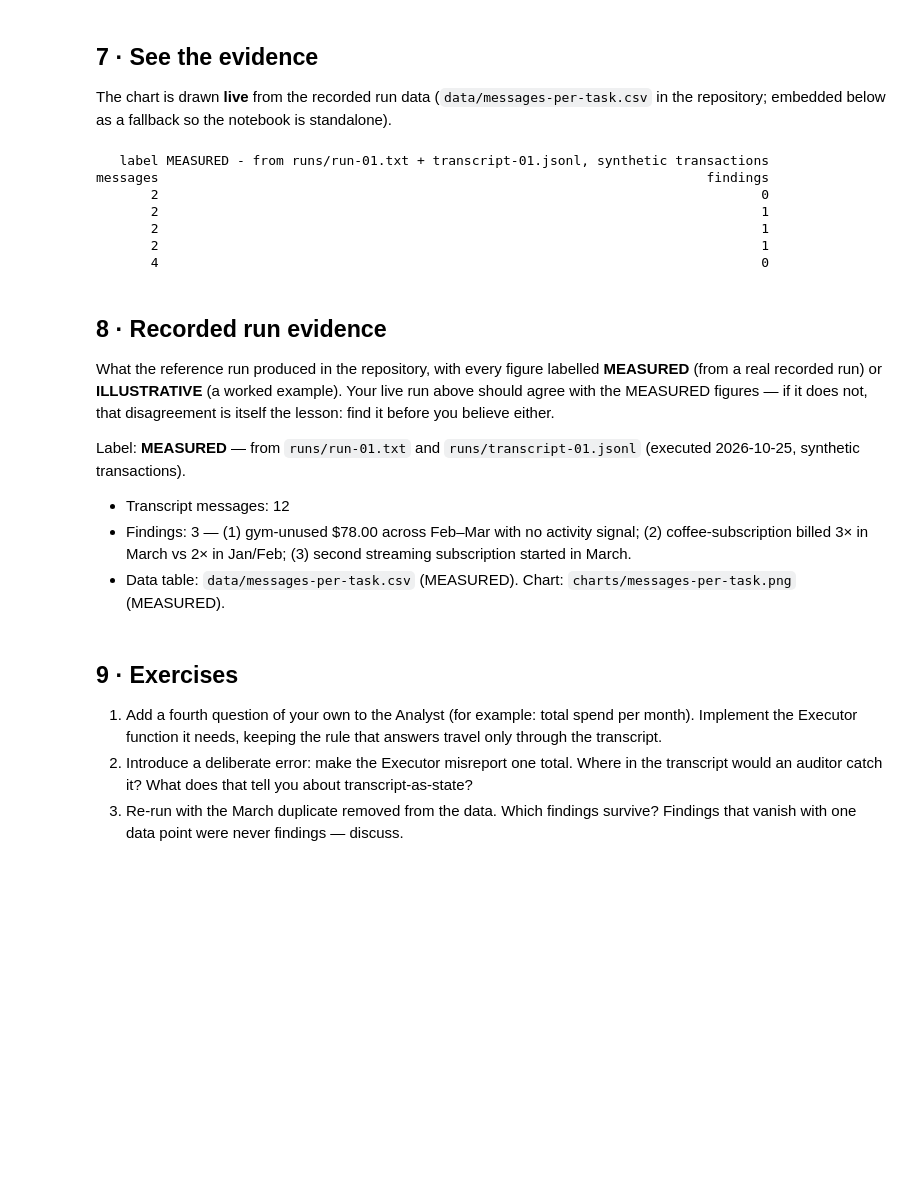
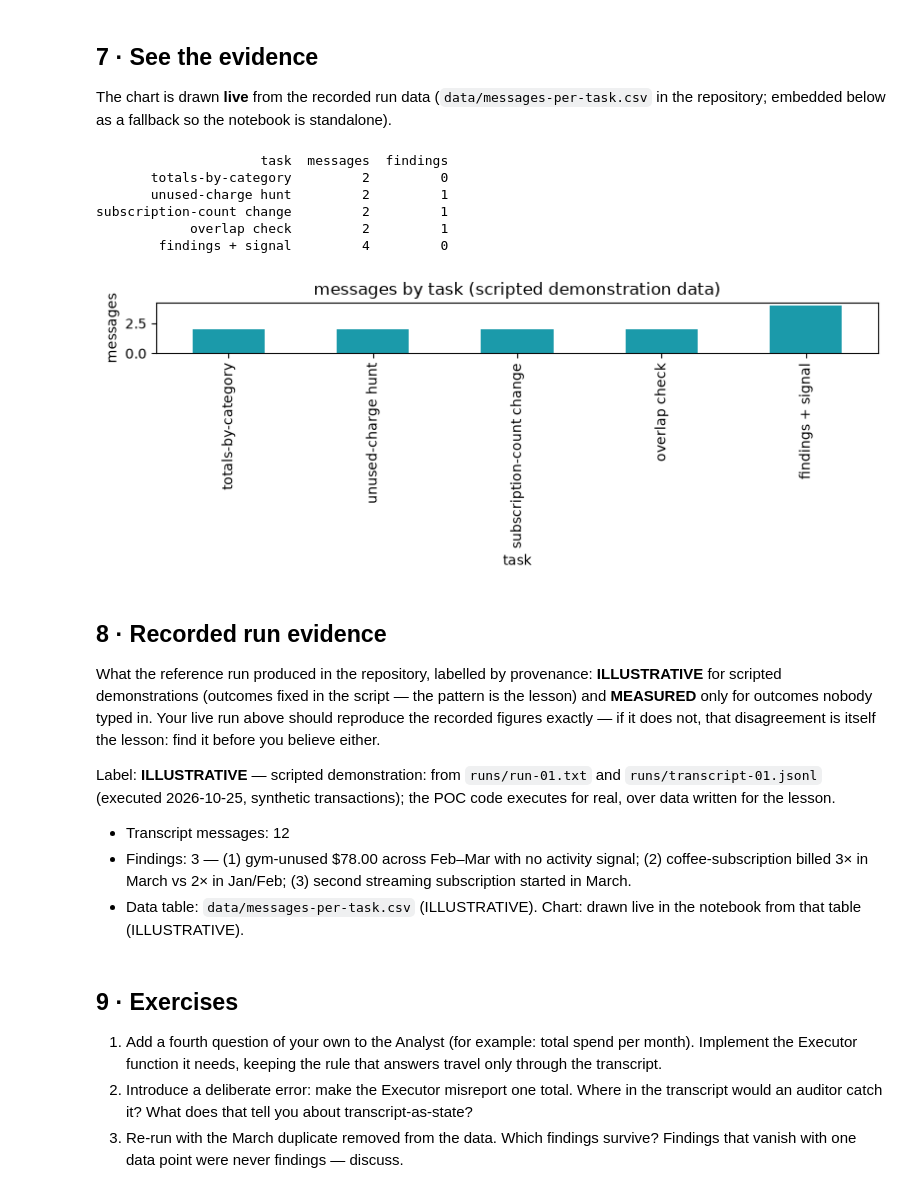
Before and after one commit to GAI-Engineering/poc-learning-lab, a Jupyter notebook: notebooks/02-conversation-is-coordination/02-conversation-is-coordination.ipynb, the cells around one changed output. Saved outputs shown, nothing was run; the diff lists cells and outputs as text; code cells hidden in the pictures; blank space fills up the shorter version.

```diff
--- a/notebooks/02-conversation-is-coordination/02-conversation-is-coordination.ipynb
+++ b/notebooks/02-conversation-is-coordination/02-conversation-is-coordination.ipynb
@@ -141,48 +141,62 @@ The chart is drawn **live** from the recorded run data (`data/messages-per-task.
 # %%
 import io
 import pandas as pd
 import matplotlib.pyplot as plt
 
-RECORDED_CSV = """label,"MEASURED - from runs/run-01.txt + transcript-01.jsonl, synthetic transactions"
-task,messages,findings
+RECORDED_CSV = """task,messages,findings
 totals-by-category,2,0
 unused-charge hunt,2,1
 subscription-count change,2,1
 overlap check,2,1
 findings + signal,4,0"""
 
 csv_file = Path("data/messages-per-task.csv")
 text = csv_file.read_text() if csv_file.exists() else RECORDED_CSV
 df = pd.read_csv(io.StringIO(text))
 print(df.to_string(index=False))
 
-numeric = df.select_dtypes("number").columns.tolist()
-if numeric:
-    col = numeric[0]
-    labels = df.columns[0]
-    ax = df.plot.bar(x=labels, y=col, legend=False, color="#1B9AAA",
-                     figsize=(8, 3.2), title=f"{col} by {labels} (recorded run data)")
-    ax.set_ylabel(col)
-    plt.tight_layout()
-    plt.show()
+CHART_MODE = "bars"
+if CHART_MODE == "claims":
+    labels = df["scene"] + " - " + df["region"]
+    colors = ["#C1666B" if f == "GUESS" else "#1B9AAA" for f in df["flag"]]
+    fig, ax = plt.subplots(figsize=(9, 3.4))
+    ax.bar(labels, df["confidence"], color=colors)
+    ax.set_ylabel("confidence")
+    ax.set_title("confidence by scene - region (scripted demonstration data; red = flagged GUESS)")
+    plt.xticks(rotation=30, ha="right")
+elif CHART_MODE == "lint":
+    df["issues"] = df["lint_result"].apply(lambda s: 0 if s == "CLEAN" else len(s.split(";")))
+    ax = df.plot.bar(x="contract", y="issues", legend=False, color="#1B9AAA",
+                     figsize=(8, 3.2), title="lint issues by contract (scripted demonstration data)")
+    ax.set_ylabel("issues")
+else:
+    numeric = df.select_dtypes("number").columns.tolist()
+    if numeric:
+        col = numeric[0]
+        labels = df.columns[0]
+        ax = df.plot.bar(x=labels, y=col, legend=False, color="#1B9AAA",
+                         figsize=(8, 3.2), title=col + " by " + str(labels) + " (scripted demonstration data)")
+        ax.set_ylabel(col)
+plt.tight_layout()
+plt.show()
 # %% [output]
-   label MEASURED - from runs/run-01.txt + transcript-01.jsonl, synthetic transactions
-messages                                                                      findings
-       2                                                                             0
-       2                                                                             1
-       2                                                                             1
-       2                                                                             1
-       4                                                                             0
+                     task  messages  findings
+       totals-by-category         2         0
+       unused-charge hunt         2         1
+subscription-count change         2         1
+            overlap check         2         1
+        findings + signal         4         0
+[figure, added]
 # %% [markdown]
 ## 8 · Recorded run evidence
 
-What the reference run produced in the repository, with every figure labelled **MEASURED** (from a real recorded run) or **ILLUSTRATIVE** (a worked example). Your live run above should agree with the MEASURED figures — if it does not, that disagreement is itself the lesson: find it before you believe either.
+What the reference run produced in the repository, labelled by provenance: **ILLUSTRATIVE** for scripted demonstrations (outcomes fixed in the script — the pattern is the lesson) and **MEASURED** only for outcomes nobody typed in. Your live run above should reproduce the recorded figures exactly — if it does not, that disagreement is itself the lesson: find it before you believe either.
 
-Label: **MEASURED** — from `runs/run-01.txt` and `runs/transcript-01.jsonl` (executed 2026-10-25, synthetic transactions).
+Label: **ILLUSTRATIVE** — scripted demonstration: from `runs/run-01.txt` and `runs/transcript-01.jsonl` (executed 2026-10-25, synthetic transactions); the POC code executes for real, over data written for the lesson.
 
 - Transcript messages: 12
 - Findings: 3 — (1) gym-unused $78.00 across Feb–Mar with no activity signal; (2) coffee-subscription billed 3× in March vs 2× in Jan/Feb; (3) second streaming subscription started in March.
-- Data table: `data/messages-per-task.csv` (MEASURED). Chart: `charts/messages-per-task.png` (MEASURED).
+- Data table: `data/messages-per-task.csv` (ILLUSTRATIVE). Chart: drawn live in the notebook from that table (ILLUSTRATIVE).
 # %% [markdown]
 ## 9 · Exercises
 
```
Also changed, not shown: parts of 3 cells of this notebook, 14 other files.
